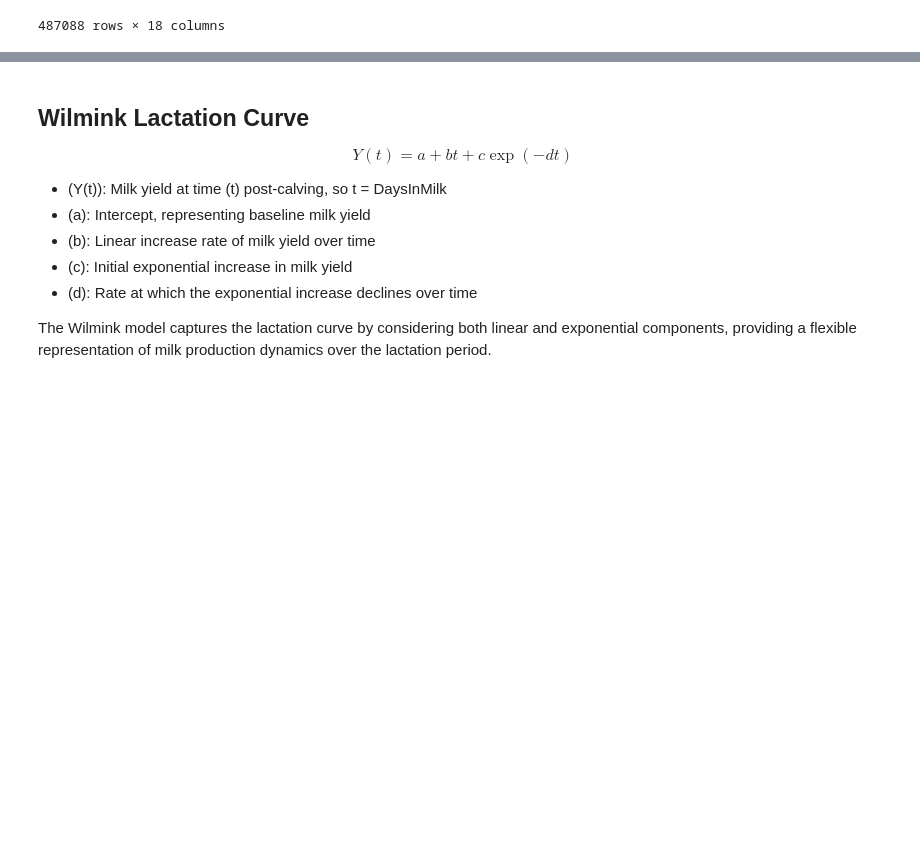
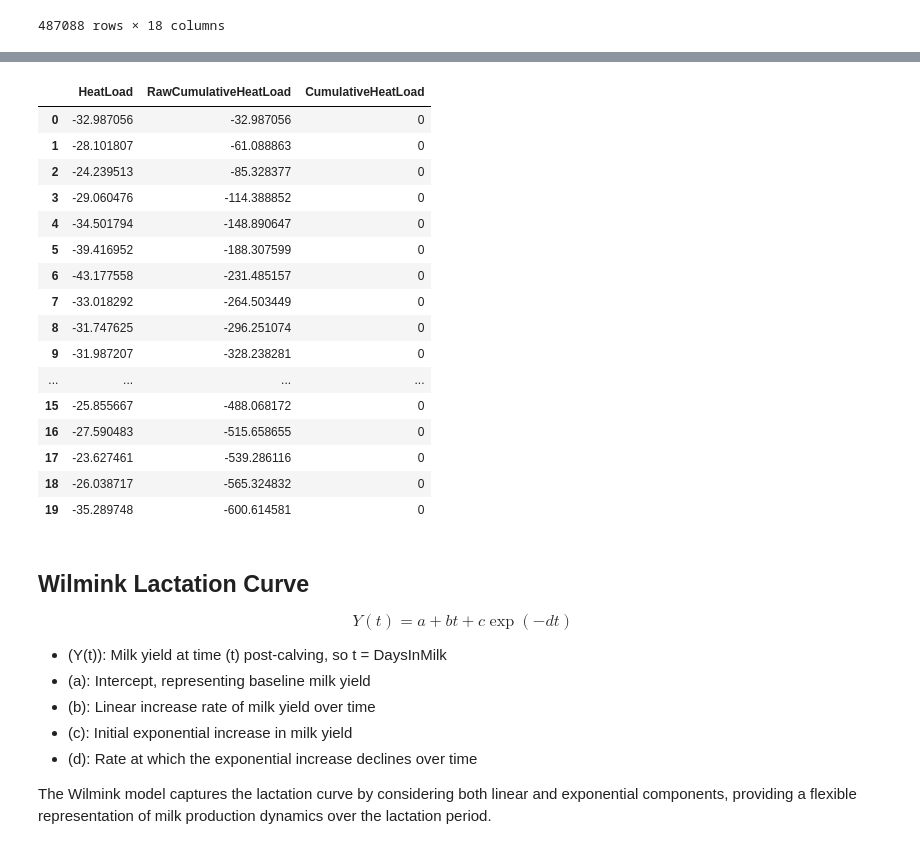
Before and after one commit to jockepolis/HeatStressEvaluationSummer24, a Jupyter notebook: IdentifyHeatstress/HeatApproachYield.ipynb, the cells around one changed output, grey strips where cells are left out. Cells and saved outputs as stored; diff of their text form; code cells hidden in the pictures; blank space fills up the shorter version.

```diff
--- a/IdentifyHeatstress/HeatApproachYield.ipynb
+++ b/IdentifyHeatstress/HeatApproachYield.ipynb
@@ -137,0 +150,21 @@ data.head(-5)
+# %%
+data['RawCumulativeHeatLoad'] = data['HeatLoad'].cumsum()
+data[['HeatLoad', 'RawCumulativeHeatLoad', 'CumulativeHeatLoad']].head(20)
+# %% [output]
+|  | HeatLoad | RawCumulativeHeatLoad | CumulativeHeatLoad |
+| 0 | -32.987056 | -32.987056 | 0 |
+| 1 | -28.101807 | -61.088863 | 0 |
+| 2 | -24.239513 | -85.328377 | 0 |
+| 3 | -29.060476 | -114.388852 | 0 |
+| 4 | -34.501794 | -148.890647 | 0 |
+| 5 | -39.416952 | -188.307599 | 0 |
+| 6 | -43.177558 | -231.485157 | 0 |
+| 7 | -33.018292 | -264.503449 | 0 |
+| 8 | -31.747625 | -296.251074 | 0 |
+| 9 | -31.987207 | -328.238281 | 0 |
+| ... | ... | ... | ... |
+| 15 | -25.855667 | -488.068172 | 0 |
+| 16 | -27.590483 | -515.658655 | 0 |
+| 17 | -23.627461 | -539.286116 | 0 |
+| 18 | -26.038717 | -565.324832 | 0 |
+| 19 | -35.289748 | -600.614581 | 0 |
```
Also changed, not shown: parts of 4 cells of this notebook.
